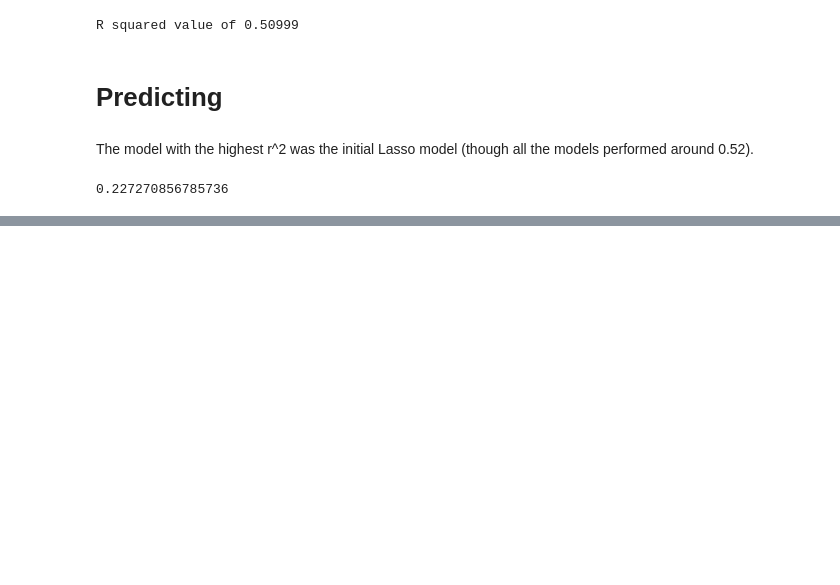
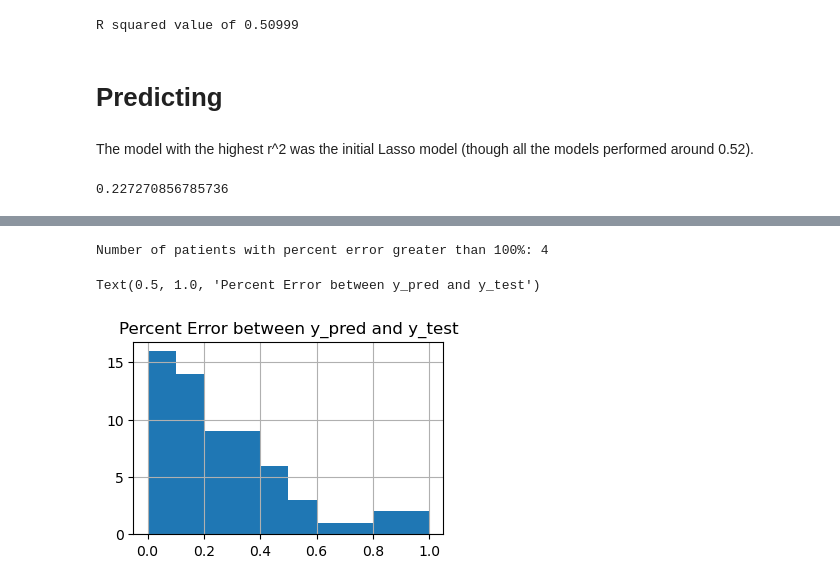
Before and after one commit to michaelparker7/Machine-Learning-Projects, a Jupyter notebook: Forecasting Level of Diabetes in Patients/diabetes_code.ipynb, the cells around one changed output, grey strips where cells are left out. Cells and saved outputs as stored; diff of their text form; code cells hidden in the pictures; blank space fills up the shorter version.

```diff
--- a/Forecasting Level of Diabetes in Patients/diabetes.ipynb
+++ b/Forecasting Level of Diabetes in Patients/diabetes_code.ipynb
@@ -541,0 +525,6 @@ plt.scatter(y_pred,y_test)
+# %%
+# pd.set_option('display.max_rows',None)
+result = pd.DataFrame({'patient':y_test['patient'],'y_pred':y_pred,'y_test':y_test['target']})
+result['numerical_diff'] = abs(result['y_test'] - result['y_pred'])
+result['percent_error'] = abs((result.y_pred - result.y_test) / result.y_test)
+result
@@ -541,0 +545,7 @@ plt.scatter(y_pred,y_test)
+# %%
+print(f"Number of patients with percent error greater than 100%: {(result['percent_error'] > 1).sum()}")
+result['percent_error'].hist(bins=[0,0.1,0.2,0.3,0.4,0.5,0.6,0.7,0.8,0.9,1.0],figsize=(4,2.5)).set_title('Percent Error between y_pred and y_test')
+# %% [output]
+Number of patients with percent error greater than 100%: 4
+Text(0.5, 1.0, 'Percent Error between y_pred and y_test')
+[figure, added]
```
Also changed, not shown: parts of 5 cells of this notebook, 3 other files.
